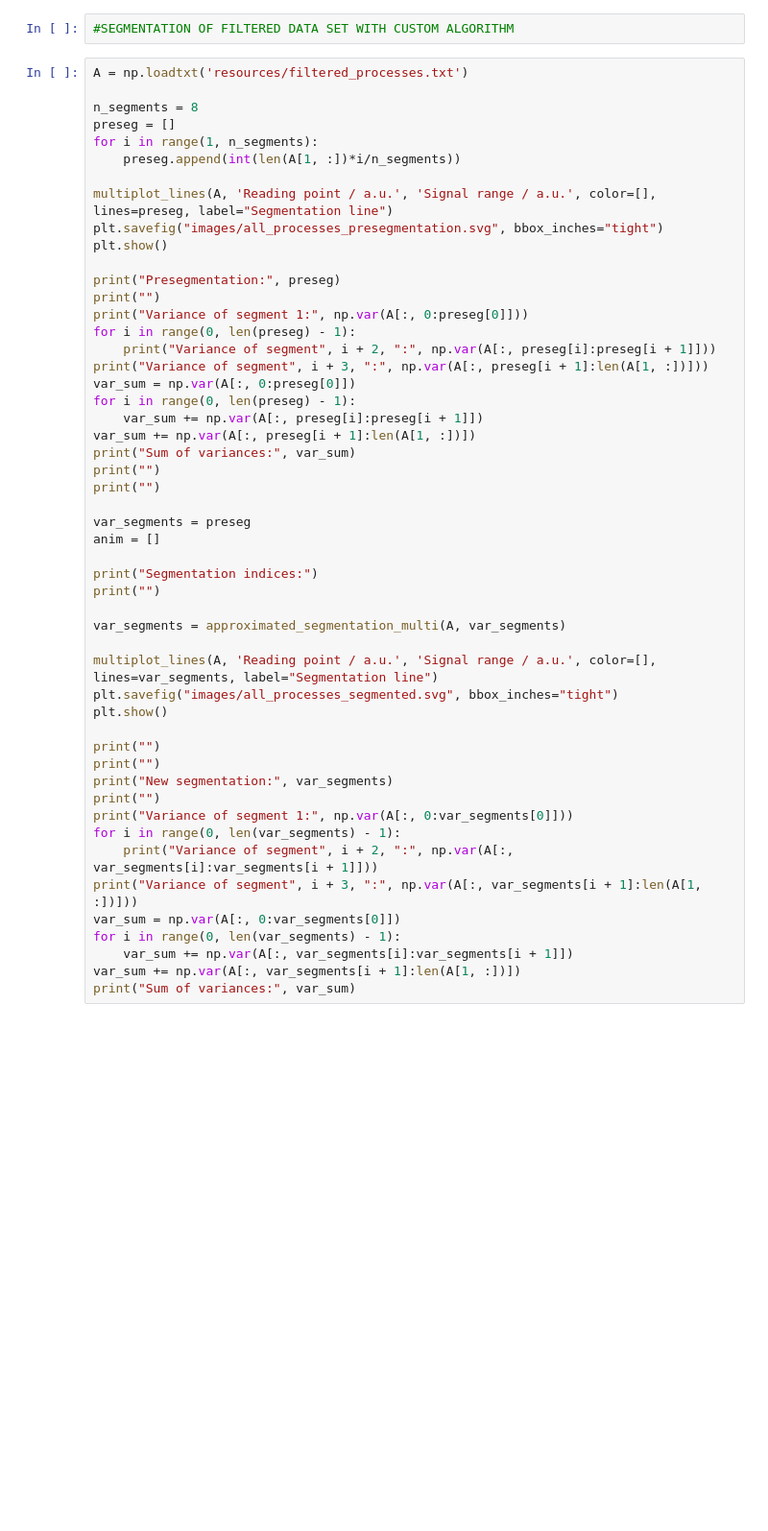
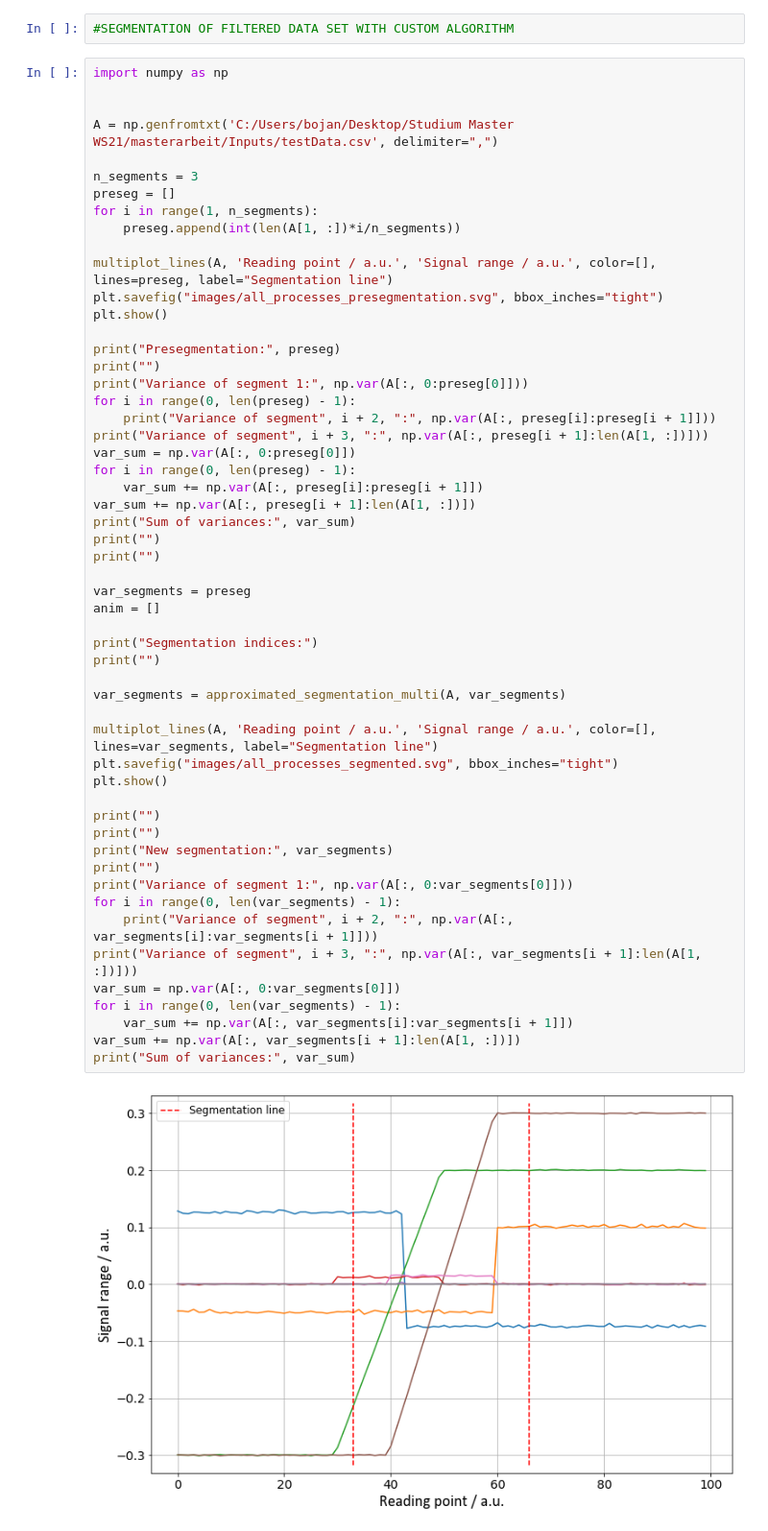
Before and after one commit to Bojan-Lukic/signal-analysis-with-variance-based-segmentation, a Jupyter notebook: src/Python/Data Preparation and Segmentation.ipynb, the cells around one changed output. Shown: that part at 96% size. Drawn from its saved outputs; the diff is of its cells as text; blank space fills up the shorter version.

```diff
--- a/src/Python/Data Preparation and Segmentation.ipynb
+++ b/src/Python/Data Preparation and Segmentation.ipynb
@@ -190,9 +193,12 @@ plt.show()
 # %%
 #SEGMENTATION OF FILTERED DATA SET WITH CUSTOM ALGORITHM
 # %%
-A = np.loadtxt('resources/filtered_processes.txt')
+import numpy as np
 
-n_segments = 8
+
+A = np.genfromtxt('C:/Users/bojan/Desktop/Studium Master WS21/masterarbeit/Inputs/testData.csv', delimiter=",")
+
+n_segments = 3
 preseg = []
 for i in range(1, n_segments):
     preseg.append(int(len(A[1, :])*i/n_segments))
@@ -213,30 +219,32 @@ for i in range(0, len(preseg) - 1):
 var_sum += np.var(A[:, preseg[i + 1]:len(A[1, :])])
 print("Sum of variances:", var_sum)
 print("")
 print("")
 
 var_segments = preseg
 anim = []
 
 print("Segmentation indices:")
 print("")
 
 var_segments = approximated_segmentation_multi(A, var_segments)
 
 multiplot_lines(A, 'Reading point / a.u.', 'Signal range / a.u.', color=[], lines=var_segments, label="Segmentation line")
 plt.savefig("images/all_processes_segmented.svg", bbox_inches="tight")
 plt.show()
 
 print("")
 print("")
 print("New segmentation:", var_segments)
 print("")
 print("Variance of segment 1:", np.var(A[:, 0:var_segments[0]]))
 for i in range(0, len(var_segments) - 1):
     print("Variance of segment", i + 2, ":", np.var(A[:, var_segments[i]:var_segments[i + 1]]))
 print("Variance of segment", i + 3, ":", np.var(A[:, var_segments[i + 1]:len(A[1, :])]))
 var_sum = np.var(A[:, 0:var_segments[0]])
 for i in range(0, len(var_segments) - 1):
     var_sum += np.var(A[:, var_segments[i]:var_segments[i + 1]])
 var_sum += np.var(A[:, var_segments[i + 1]:len(A[1, :])])
 print("Sum of variances:", var_sum)
+# %% [output]
+[figure, added]
```
Also changed, not shown: parts of 2 cells of this notebook, 2 other files.
